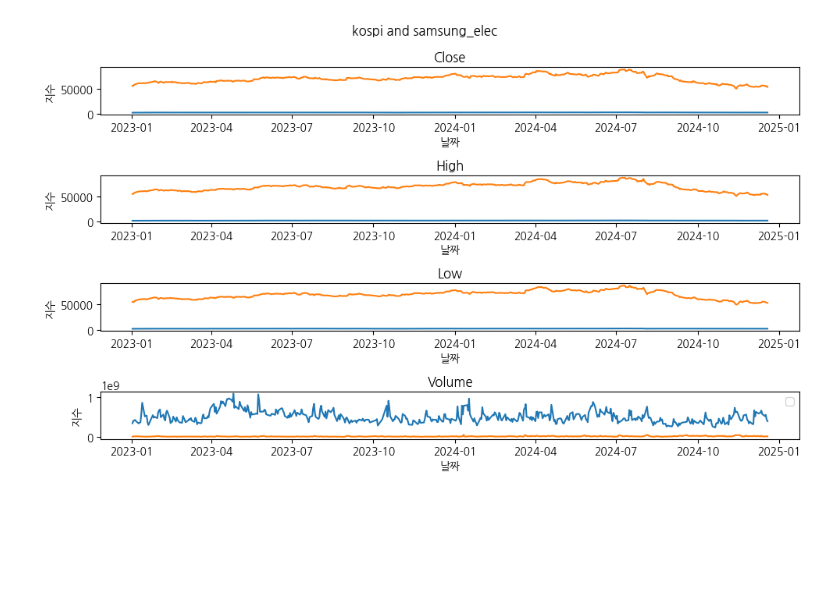
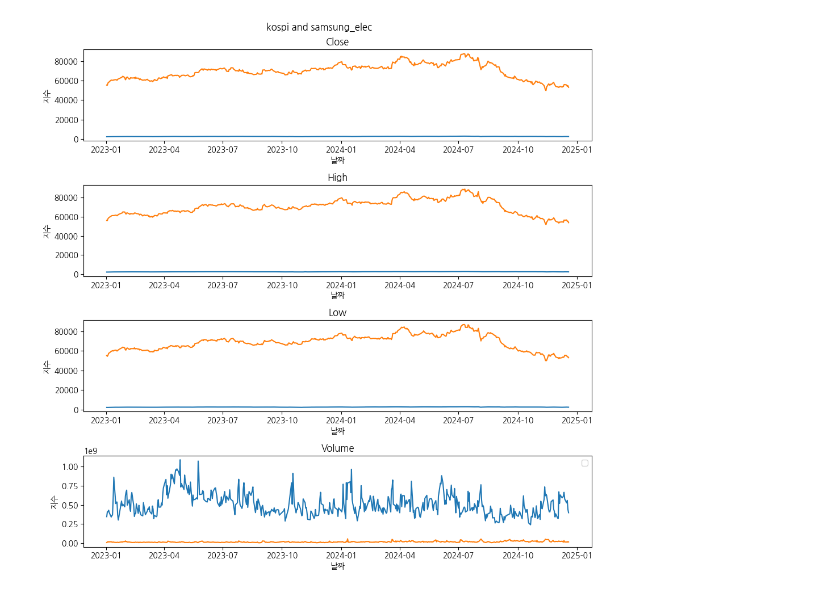
Before and after one commit to jihun-shim/study_pandas, a Jupyter notebook: quests/Compare_symbols_subplots.ipynb, the cells around one changed output. Saved outputs shown, nothing was run; the diff lists cells and outputs as text; code cells hidden in the pictures; blank space fills up the shorter version.

```diff
--- a/quests/Compare_symbols_subplots.ipynb
+++ b/quests/Compare_symbols_subplots.ipynb
@@ -7,38 +7,38 @@ import FinanceDataReader as fdr
 symbol_kospi = fdr.DataReader('KS11','2023')
 symbol_samsung_elec = fdr.DataReader('005930','2023')
 # %%
-fig, axes = plt.subplots(4,1,figsize=(10,6), dpi = 100)
+fig, axes = plt.subplots(4,1,figsize=(10,10), dpi = 100)
 
 fig.suptitle('kospi and samsung_elec')
 
 axes[0].plot(symbol_kospi['Close'])
 axes[0].plot(symbol_samsung_elec['Close'])
 axes[0].set_title('Close')
 axes[0].set_xlabel('날짜')
 axes[0].set_ylabel('지수')
 
 axes[1].plot(symbol_kospi['High'])
 axes[1].plot(symbol_samsung_elec['High'])
 axes[1].set_title('High')
 axes[1].set_xlabel('날짜')
 axes[1].set_ylabel('지수')
 
 axes[2].plot(symbol_kospi['Low'])
 axes[2].plot(symbol_samsung_elec['Low'])
 axes[2].set_title('Low')
 axes[2].set_xlabel('날짜')
 axes[2].set_ylabel('지수')
 
 axes[3].plot(symbol_kospi['Volume'])
 axes[3].plot(symbol_samsung_elec['Volume'])
 axes[3].set_title('Volume')
 axes[3].set_xlabel('날짜')
 axes[3].set_ylabel('지수')
 
 
 plt.legend()
 plt.tight_layout()
 
 plt.show()
 # %% [output]
-[figure, old version]
+[figure, new version]
```
